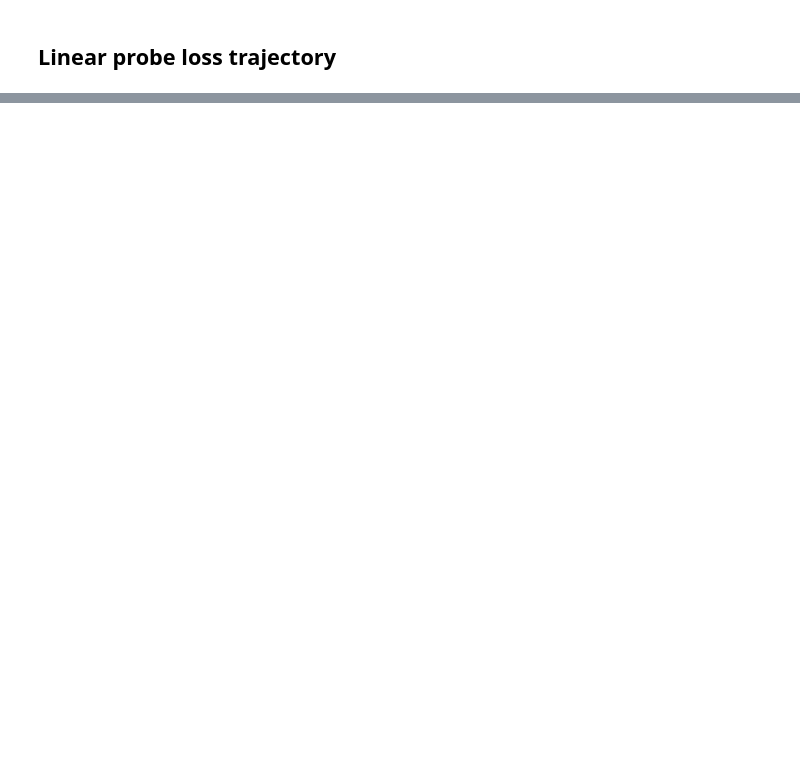
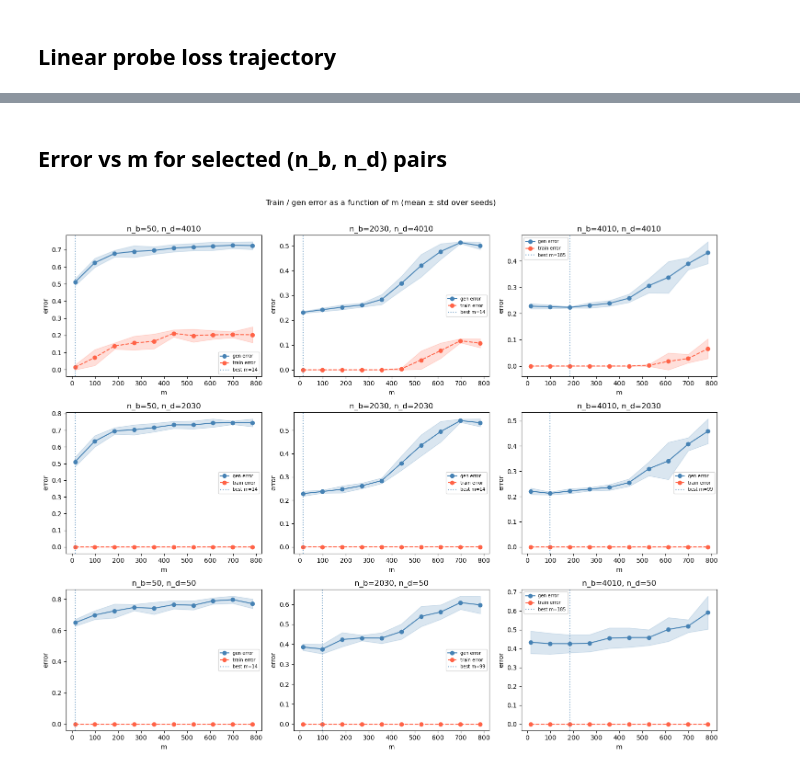
Before and after one commit to valentinanjaradi/benchmark_VAE, a Jupyter notebook: inspect_results.ipynb, the cells around one changed output, grey strips where cells are left out. Saved outputs shown, nothing was run; the diff lists cells and outputs as text; code cells hidden in the pictures; blank space fills up the shorter version.

```diff
--- a/inspect_results.ipynb
+++ b/inspect_results.ipynb
@@ -124,0 +137,42 @@ plt.show()
+# %% [markdown]
+## Error vs m for selected (n_b, n_d) pairs
+# %%
+# Pick a representative sample of (n_b, n_d) pairs spread across the grid
+all_nb = sorted(df['n_b'].unique())
+all_nd = sorted(df['n_d'].unique())
+
+sample_nb = all_nb[::max(1, len(all_nb) // 3)][:3]
+sample_nd = all_nd[::max(1, len(all_nd) // 3)][:3]
+
+fig, axes = plt.subplots(len(sample_nd), len(sample_nb),
+                         figsize=(5 * len(sample_nb), 4 * len(sample_nd)),
+                         sharey=False, squeeze=False)
+
+for row, nd in enumerate(reversed(sample_nd)):
+    for col, nb in enumerate(sample_nb):
+        ax = axes[row][col]
+        subset = df[(df['n_b'] == nb) & (df['n_d'] == nd)].sort_values('m')
+        m_vals = subset['m'].values
+
+        for metric, color, label, ls in [
+            ('gen_error',   'steelblue', 'gen error',   '-'),
+            ('train_error', 'tomato',    'train error', '--'),
+        ]:
+            mean = subset[f'{metric}_mean'].values
+            std  = subset[f'{metric}_std'].fillna(0).values
+            ax.plot(m_vals, mean, marker='o', color=color, label=label, linestyle=ls)
+            ax.fill_between(m_vals, mean - std, mean + std, alpha=0.2, color=color)
+
+        best_m = float(subset.loc[subset['gen_error_mean'].idxmin(), 'm'])
+        ax.axvline(best_m, color='steelblue', linestyle=':', alpha=0.7, label=f'best m={best_m:.0f}')
+
+        ax.set_title(f'n_b={nb}, n_d={nd}')
+        ax.set_xlabel('m')
+        ax.set_ylabel('error')
+        ax.legend(fontsize=7)
+
+plt.suptitle('Train / gen error as a function of m (mean ± std over seeds)', y=1.01)
+plt.tight_layout()
+plt.show()
+# %% [output]
+[figure, added]
```
Also changed, not shown: parts of 11 cells of this notebook, 2 other files.
